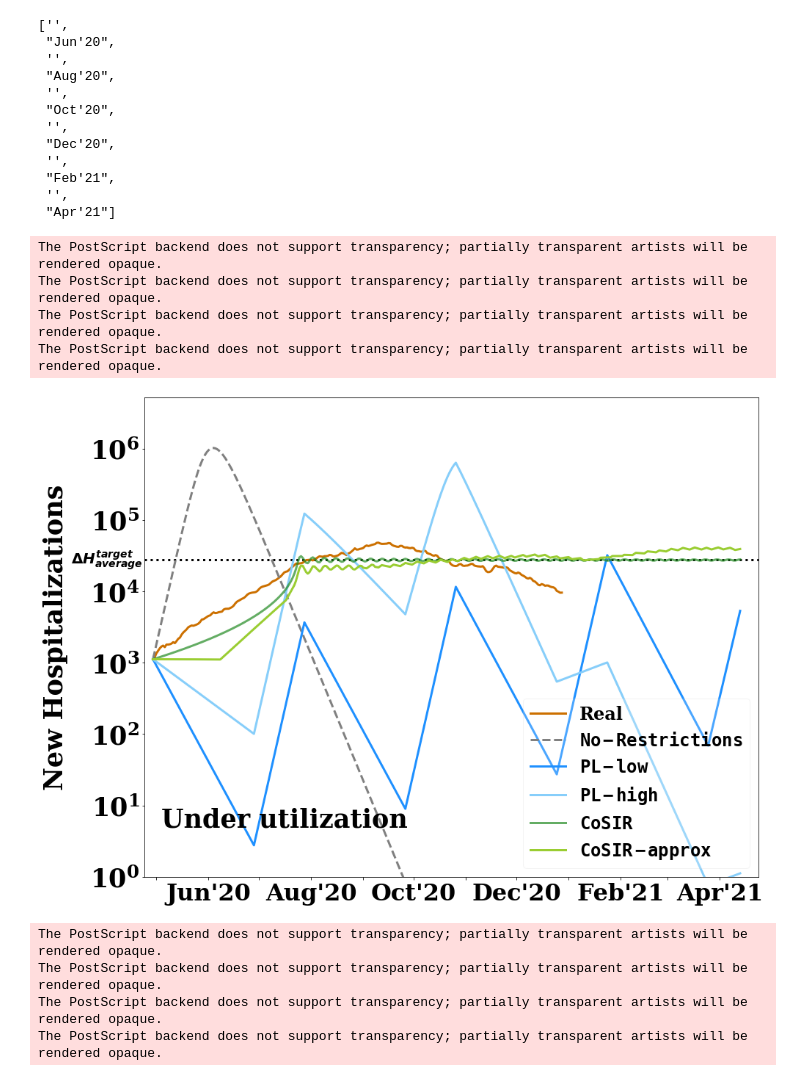
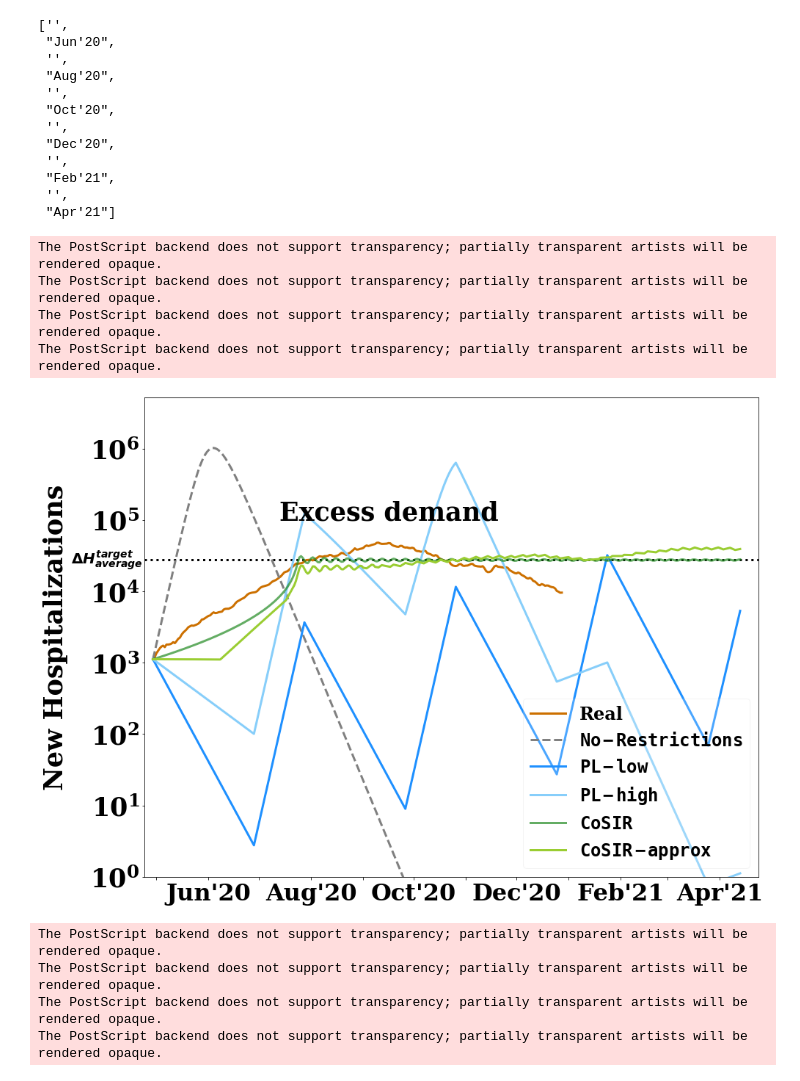
Before and after one commit to dsindiavscovid/CoSIR, a Jupyter notebook: experiments2.ipynb, the cells around one changed output. Cells and saved outputs as stored; diff of their text form; code cells hidden in the pictures.

```diff
--- a/experiments2.ipynb
+++ b/experiments2.ipynb
@@ -269,36 +269,36 @@ plt.tick_params(axis='y', which='minor', left=False, right=False)
 
 
 plt.hlines(y=deltaHstar, xmin=-5, xmax=tsteps+10, linestyles='dotted')
 
 
 trans = transforms.blended_transform_factory(ax.get_yticklabels()[0].get_transform(), ax.transData)
 ax.text(0.005, deltaHstar+100, r'$\Delta H^{target}_{average}$', color="black", transform=trans, ha="right", va="center", fontsize=20)
 
 trans = transforms.blended_transform_factory(ax.get_xticklabels()[0].get_transform(), ax.transData)
 
 ax.plot(range(len(deltaI_real)), deltaI_real_c*h, '-', label='Real', color='#cc7000')
 
 ax.plot(t, I_cons*gamma*h, label=r'$\mathtt{No-Restrictions}$', ls='--', color='grey')
 
 ax.plot(t, I_dI_l*gamma*h, label=r'$\mathtt{PL-low}$', color='dodgerblue')
 ax.plot(t, I_dI_h*gamma*h, label=r'$\mathtt{PL-high}$', color='lightskyblue')
 
 ax.plot(t, I_ideal*gamma*h, '-', alpha=0.7, label=r'$\mathtt{CoSIR}$', color='forestgreen')
 ax.plot(t, I_approx*gamma*h, '-', label=r'$\mathtt{CoSIR-approx}$', color='yellowgreen')
 plt.legend(loc='lower right', fontsize=24, framealpha=0.2)
 plt.xticks(xticks_idx, xticks_new, rotation = 0, fontsize=32)
 plt.ylabel("New Hospitalizations", fontweight='bold', labelpad = 30, fontsize=35)
 plt.yticks(fontsize=35)
-plt.text(s = "Under utilization", x=5, y=5, fontsize=35)   # Netherlands
-# plt.text(s = "Excess demand", x=75, y=100000, fontsize=35) # India
+# plt.text(s = "Under utilization", x=5, y=5, fontsize=35)   # Netherlands
+plt.text(s = "Excess demand", x=75, y=100000, fontsize=35) # India
 
 plt.savefig('../figures/experiments2/{}_deltaHcasecounts.eps'.format(meta['region']), format = 'eps')
 # %% [output]
 The PostScript backend does not support transparency; partially transparent artists will be rendered opaque.
 The PostScript backend does not support transparency; partially transparent artists will be rendered opaque.
 The PostScript backend does not support transparency; partially transparent artists will be rendered opaque.
 The PostScript backend does not support transparency; partially transparent artists will be rendered opaque.
-[figure, old version]
+[figure, new version]
 # %%
 fig, ax = plt.subplots(figsize=(15,12))
 # plt.yscale('log')
```
Also changed, not shown: 1 other file.
